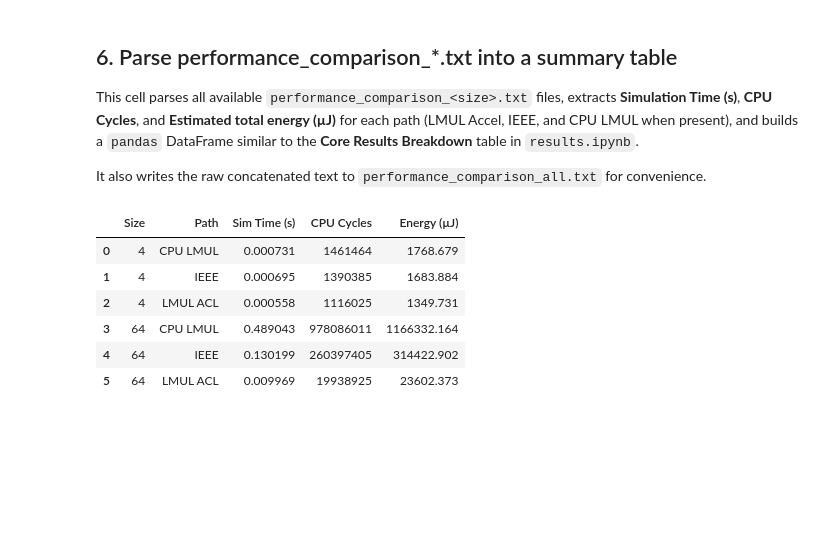
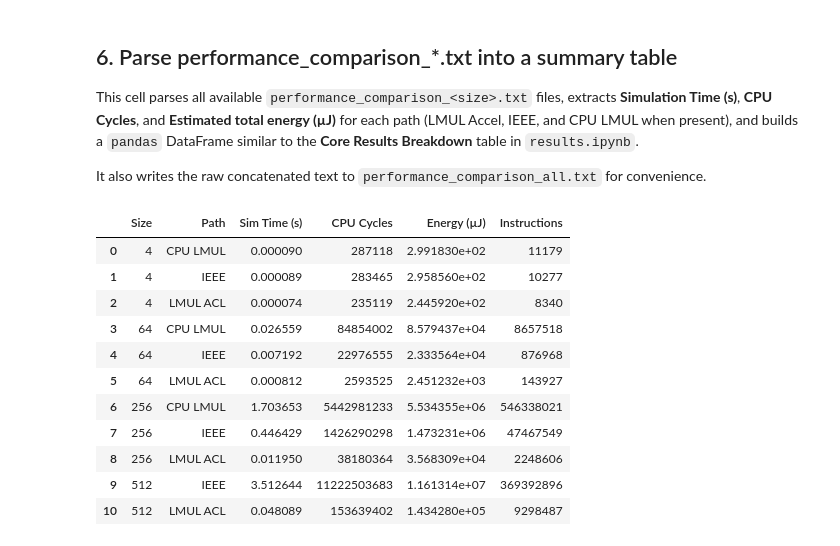
Before and after one commit to oowenn/LMUL-Hardware-Acceleration, a Jupyter notebook: gem5-sim/workflow.ipynb, the cells around one changed output. Saved outputs shown, nothing was run; the diff lists cells and outputs as text; code cells hidden in the pictures; blank space fills up the shorter version.

Commit message:
organize workflow notebook and replace cpu cycles with instructions count

```diff
--- a/gem5-sim/workflow.ipynb
+++ b/gem5-sim/workflow.ipynb
@@ -107,7 +107,8 @@ Configure the sizes, PE array, and CPU model here. The cells below will call
 `gem5-sim/scripts/compare_lmul_vs_ieee.sh` once per size.
 # %%
 # Experiment configuration
-SIZES = [4, 64] # [4, 64, 256, 512] for full tests
+SIZES = [4, 64, 256, 512] # for full tests
+# SIZES = [4, 64]
 PE_ROWS = 8
 PE_COLS = 8
 CPU_MODEL = "o3"           # "timing" (slower simulation, faster runtime) or "o3" (faster simulation, slower runtime)
@@ -263,39 +175,43 @@ It also writes the raw concatenated text to `performance_comparison_all.txt` for
 # %%
 out_dir = GEM5_SIM / "lmul_vs_ieee_comparison"
 concat_path = out_dir / "performance_comparison_all.txt"
 
 all_rows = []
 
 for n in SIZES:
     path = out_dir / f"performance_comparison_{n}.txt"
     if not path.is_file():
         print(f"Missing: {path}")
         continue
 
     all_rows.extend(parse_performance_comparison_txt(path, size=n))
 
 if all_rows:
     core = pd.DataFrame(all_rows)
 
     # Normalize path names so utils.plot_table() receives expected labels.
     core["Path"] = core["Path"].replace({
-        "LMUL": "LMUL ACL",
         "LMUL Accel": "LMUL ACL",
         "IEEE CPU": "IEEE",
     })
 
     core = core.sort_values(["Size", "Path"]).reset_index(drop=True)
     display(core)
 else:
     print("No performance comparison rows parsed.")
 # %% [output]
-|  | Size | Path | Sim Time (s) | CPU Cycles | Energy (µJ) |
-| 0 | 4 | CPU LMUL | 0.000731 | 1461464 | 1768.679 |
-| 1 | 4 | IEEE | 0.000695 | 1390385 | 1683.884 |
-| 2 | 4 | LMUL ACL | 0.000558 | 1116025 | 1349.731 |
-| 3 | 64 | CPU LMUL | 0.489043 | 978086011 | 1166332.164 |
-| 4 | 64 | IEEE | 0.130199 | 260397405 | 314422.902 |
-| 5 | 64 | LMUL ACL | 0.009969 | 19938925 | 23602.373 |
+|  | Size | Path | Sim Time (s) | CPU Cycles | Energy (µJ) | Instructions |
+| 0 | 4 | CPU LMUL | 0.000090 | 287118 | 2.991830e+02 | 11179 |
+| 1 | 4 | IEEE | 0.000089 | 283465 | 2.958560e+02 | 10277 |
+| 2 | 4 | LMUL ACL | 0.000074 | 235119 | 2.445920e+02 | 8340 |
+| 3 | 64 | CPU LMUL | 0.026559 | 84854002 | 8.579437e+04 | 8657518 |
+| 4 | 64 | IEEE | 0.007192 | 22976555 | 2.333564e+04 | 876968 |
+| 5 | 64 | LMUL ACL | 0.000812 | 2593525 | 2.451232e+03 | 143927 |
+| 6 | 256 | CPU LMUL | 1.703653 | 5442981233 | 5.534355e+06 | 546338021 |
+| 7 | 256 | IEEE | 0.446429 | 1426290298 | 1.473231e+06 | 47467549 |
+| 8 | 256 | LMUL ACL | 0.011950 | 38180364 | 3.568309e+04 | 2248606 |
+| 9 | 512 | IEEE | 3.512644 | 11222503683 | 1.161314e+07 | 369392896 |
+| 10 | 512 | LMUL ACL | 0.048089 | 153639402 | 1.434280e+05 | 9298487 |
 # %%
 plot_table(SIZES, core)
 # %% [output]
```
Also changed, not shown: parts of 3 cells of this notebook, 4 other files.
